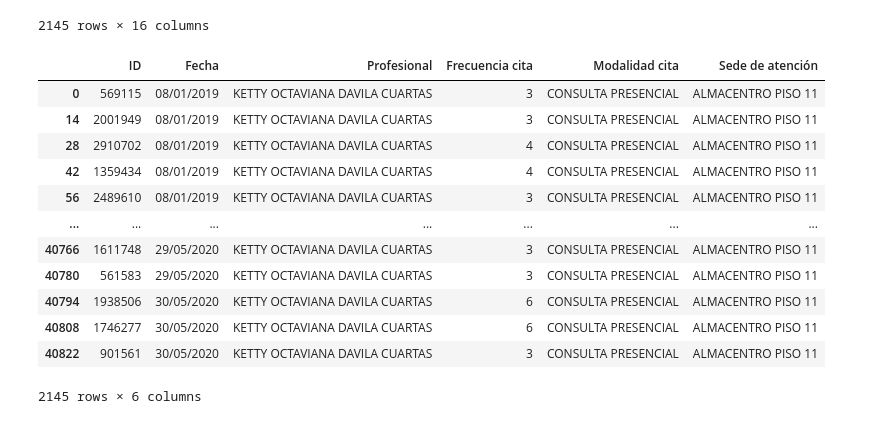
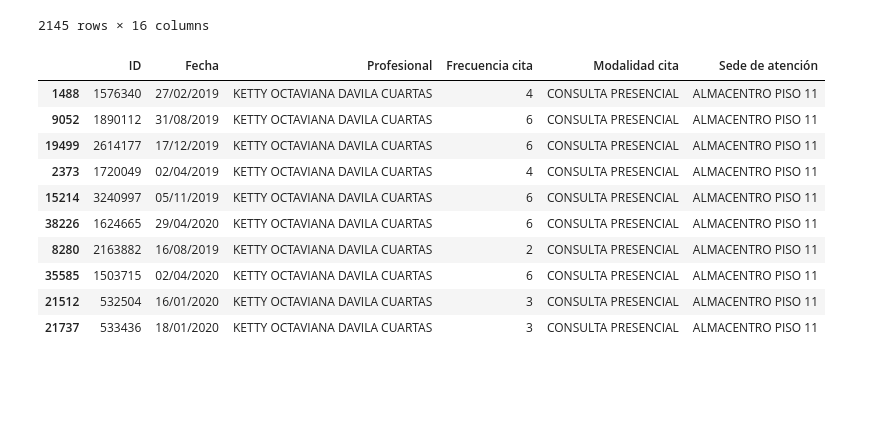
Before and after one commit to mavalderrama/helpharma, a Jupyter notebook: notebooks/Nutricion_EDA.ipynb, the cells around one changed output. Cells and saved outputs as stored; diff of their text form; code cells hidden in the pictures; blank space fills up the shorter version.

```diff
--- a/notebooks/Nutricion_EDA.ipynb
+++ b/notebooks/Nutricion_EDA.ipynb
@@ -5,7 +5,7 @@ import pandas as pd
 import numpy as np
 from sqlalchemy import create_engine, text
 
-pd.options.display.max_rows = 20
+#pd.options.display.max_rows = 20
 # %%
 %load_ext sql
 #%sql postgresql://ds4a_demo_user:am3ricas@database-3.c2t89i7anl0r.us-east-1.rds.amazonaws.com/adventuretime
@@ -106,18 +84,16 @@ new_nutricion
 2145 rows × 16 columns
 # %%
 sedes = nutricion[["ID", "Fecha", "Profesional", "Frecuencia cita", "Modalidad cita", "Sede de atención"]].drop_duplicates(["ID", "Fecha"])
-sedes
+sedes.sample(10)
 # %% [output]
 |  | ID | Fecha | Profesional | Frecuencia cita | Modalidad cita | Sede de atención |
-| 0 | 569115 | 08/01/2019 | KETTY OCTAVIANA DAVILA CUARTAS | 3 | CONSULTA PRESENCIAL | ALMACENTRO PISO 11 |
-| 14 | 2001949 | 08/01/2019 | KETTY OCTAVIANA DAVILA CUARTAS | 3 | CONSULTA PRESENCIAL | ALMACENTRO PISO 11 |
-| 28 | 2910702 | 08/01/2019 | KETTY OCTAVIANA DAVILA CUARTAS | 4 | CONSULTA PRESENCIAL | ALMACENTRO PISO 11 |
-| 42 | 1359434 | 08/01/2019 | KETTY OCTAVIANA DAVILA CUARTAS | 4 | CONSULTA PRESENCIAL | ALMACENTRO PISO 11 |
-| 56 | 2489610 | 08/01/2019 | KETTY OCTAVIANA DAVILA CUARTAS | 3 | CONSULTA PRESENCIAL | ALMACENTRO PISO 11 |
-| ... | ... | ... | ... | ... | ... | ... |
-| 40766 | 1611748 | 29/05/2020 | KETTY OCTAVIANA DAVILA CUARTAS | 3 | CONSULTA PRESENCIAL | ALMACENTRO PISO 11 |
-| 40780 | 561583 | 29/05/2020 | KETTY OCTAVIANA DAVILA CUARTAS | 3 | CONSULTA PRESENCIAL | ALMACENTRO PISO 11 |
-| 40794 | 1938506 | 30/05/2020 | KETTY OCTAVIANA DAVILA CUARTAS | 6 | CONSULTA PRESENCIAL | ALMACENTRO PISO 11 |
-| 40808 | 1746277 | 30/05/2020 | KETTY OCTAVIANA DAVILA CUARTAS | 6 | CONSULTA PRESENCIAL | ALMACENTRO PISO 11 |
-| 40822 | 901561 | 30/05/2020 | KETTY OCTAVIANA DAVILA CUARTAS | 3 | CONSULTA PRESENCIAL | ALMACENTRO PISO 11 |
+| 1488 | 1576340 | 27/02/2019 | KETTY OCTAVIANA DAVILA CUARTAS | 4 | CONSULTA PRESENCIAL | ALMACENTRO PISO 11 |
+| 9052 | 1890112 | 31/08/2019 | KETTY OCTAVIANA DAVILA CUARTAS | 6 | CONSULTA PRESENCIAL | ALMACENTRO PISO 11 |
+| 19499 | 2614177 | 17/12/2019 | KETTY OCTAVIANA DAVILA CUARTAS | 6 | CONSULTA PRESENCIAL | ALMACENTRO PISO 11 |
+| 2373 | 1720049 | 02/04/2019 | KETTY OCTAVIANA DAVILA CUARTAS | 4 | CONSULTA PRESENCIAL | ALMACENTRO PISO 11 |
+| 15214 | 3240997 | 05/11/2019 | KETTY OCTAVIANA DAVILA CUARTAS | 6 | CONSULTA PRESENCIAL | ALMACENTRO PISO 11 |
+| 38226 | 1624665 | 29/04/2020 | KETTY OCTAVIANA DAVILA CUARTAS | 6 | CONSULTA PRESENCIAL | ALMACENTRO PISO 11 |
+| 8280 | 2163882 | 16/08/2019 | KETTY OCTAVIANA DAVILA CUARTAS | 2 | CONSULTA PRESENCIAL | ALMACENTRO PISO 11 |
+| 35585 | 1503715 | 02/04/2020 | KETTY OCTAVIANA DAVILA CUARTAS | 6 | CONSULTA PRESENCIAL | ALMACENTRO PISO 11 |
+| 21512 | 532504 | 16/01/2020 | KETTY OCTAVIANA DAVILA CUARTAS | 3 | CONSULTA PRESENCIAL | ALMACENTRO PISO 11 |
+| 21737 | 533436 | 18/01/2020 | KETTY OCTAVIANA DAVILA CUARTAS | 3 | CONSULTA PRESENCIAL | ALMACENTRO PISO 11 |
-2145 rows × 6 columns
```
Also changed, not shown: parts of 20 cells of this notebook, 1 other file.
